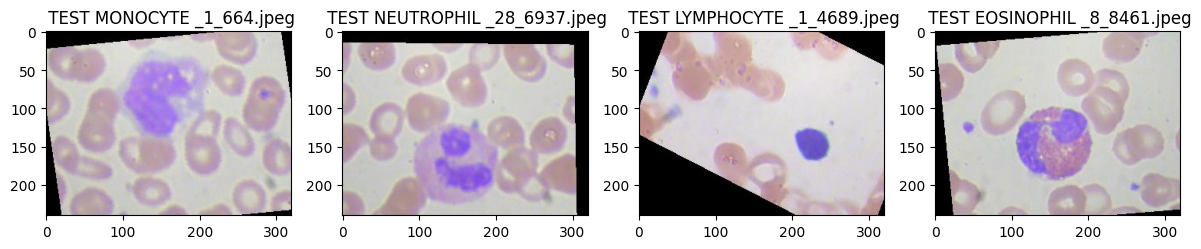
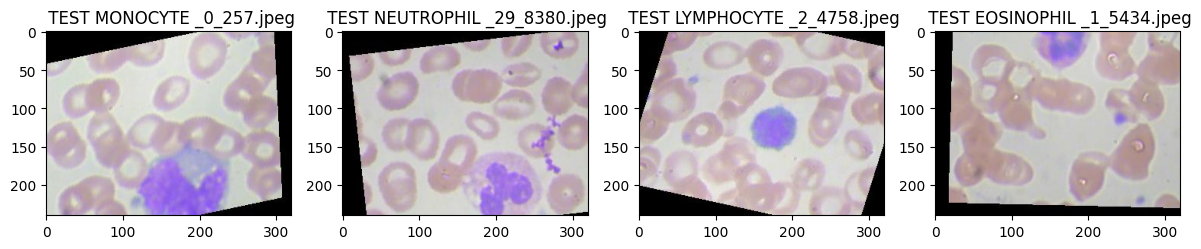
The notebook cell's code change between the first figure and the second:
--- before
+++ after
@@ -7,2 +7,3 @@
     axes[i].set_title(t.replace("/"," ")+c)
     plt.tight_layout()
+plt.savefig('../results/figures/image_analysis_test.png', dpi=150, bbox_inches='tight')

Commit: feat: agregar matrices de confusion y figuras finales